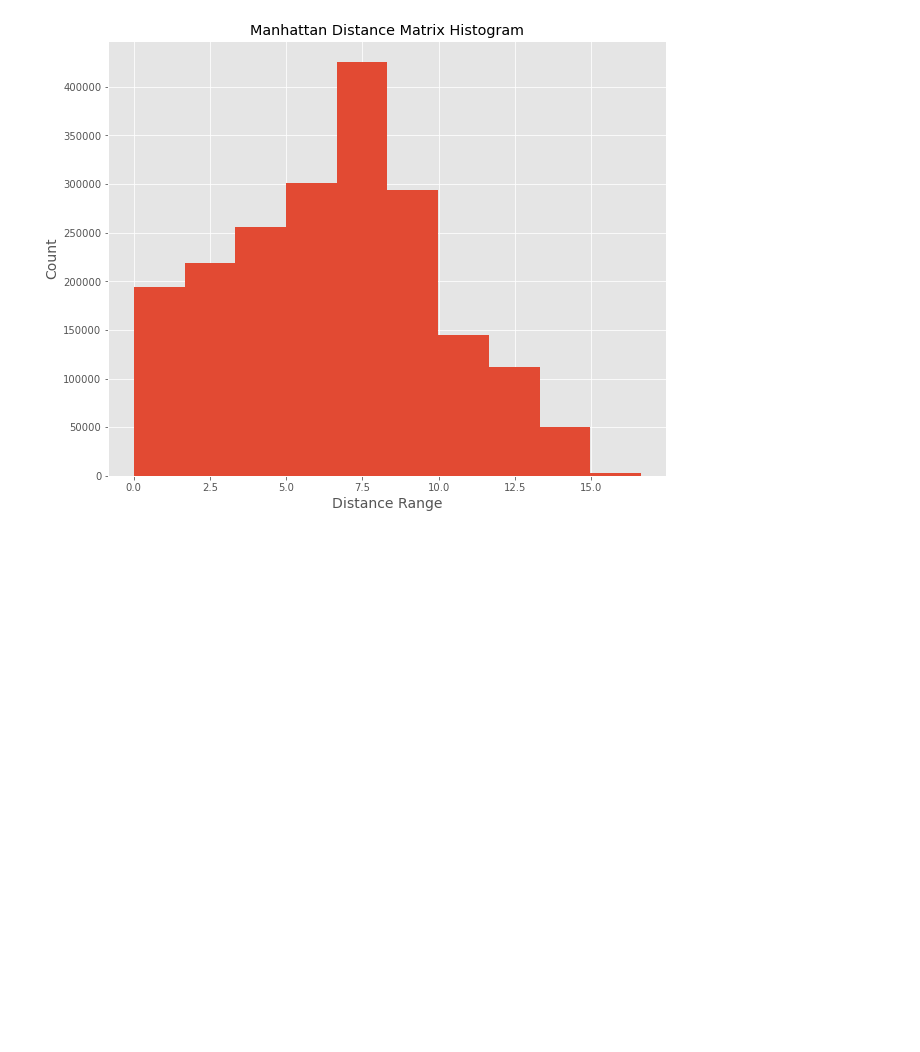
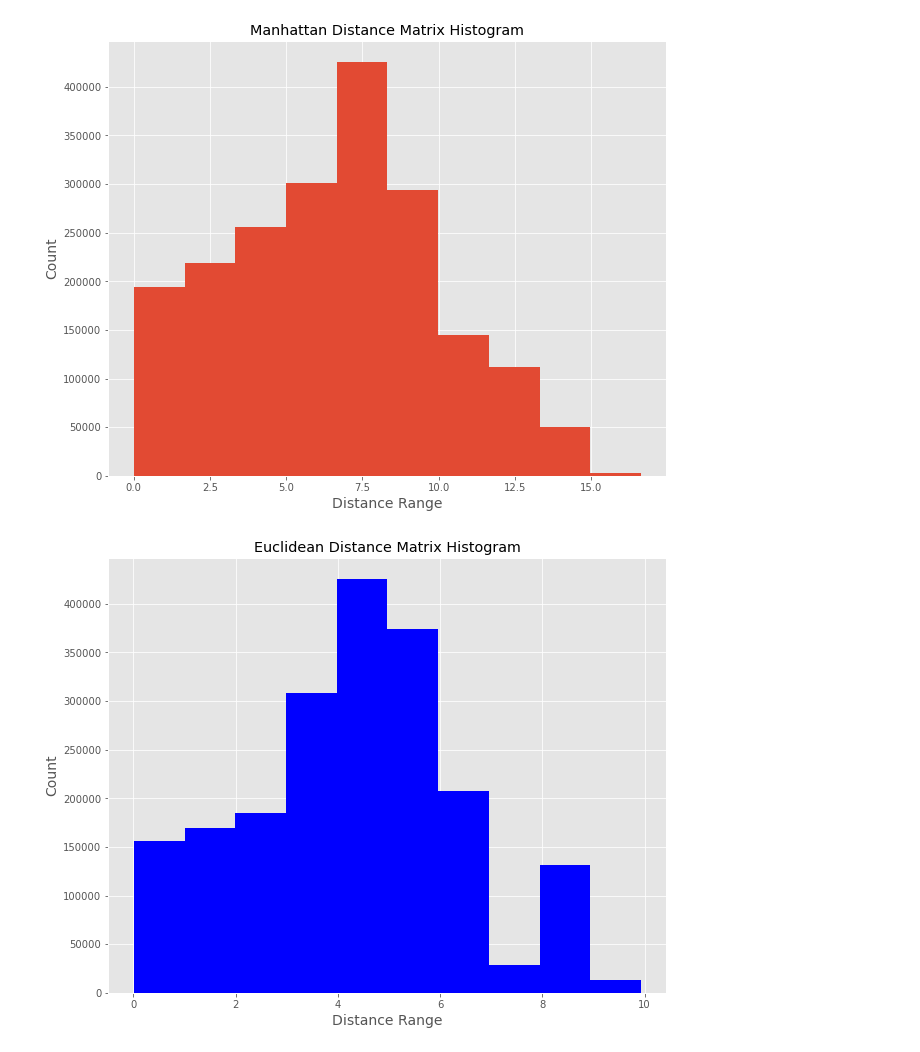
Before and after one commit to JaredBarnes6/Springboard, a Jupyter notebook: Euclidean_and_Manhattan_Distances_Case_Study.ipynb, the cells around one changed output. Drawn from its saved outputs; the diff is of its cells as text; code cells hidden in the pictures; blank space fills up the shorter version.

```diff
--- a/Euclidean_and_Manhattan_Distances_Case_Study.ipynb
+++ b/Euclidean_and_Manhattan_Distances_Case_Study.ipynb
@@ -107,0 +106,10 @@ plt.show()
+# %%
+# Plotting histogram for Euclidean distance matrix
+plt.figure(figsize=[10,8])
+plt.hist(DistEuclid, color='blue')
+plt.xlabel('Distance Range', size=14)
+plt.ylabel('Count', size=14)
+plt.title('Euclidean Distance Matrix Histogram')
+plt.show()
+# %% [output]
+[figure, added]
```
Also changed, not shown: parts of 1 cell of this notebook.
